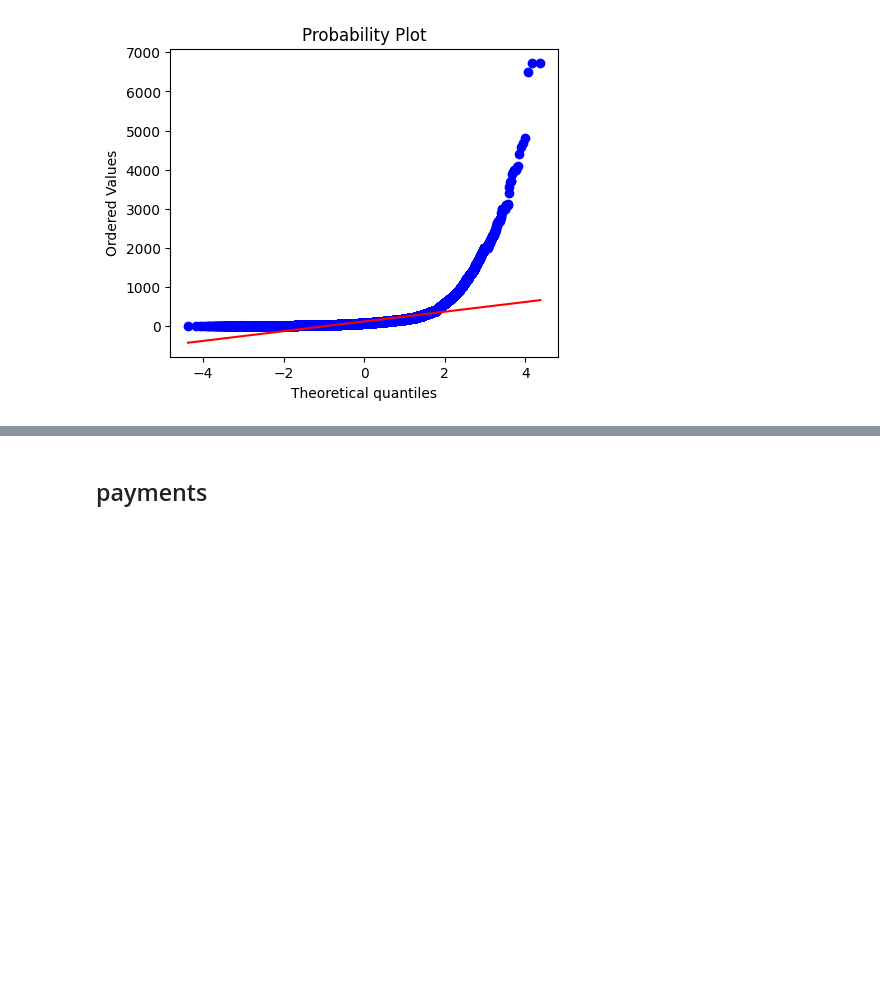
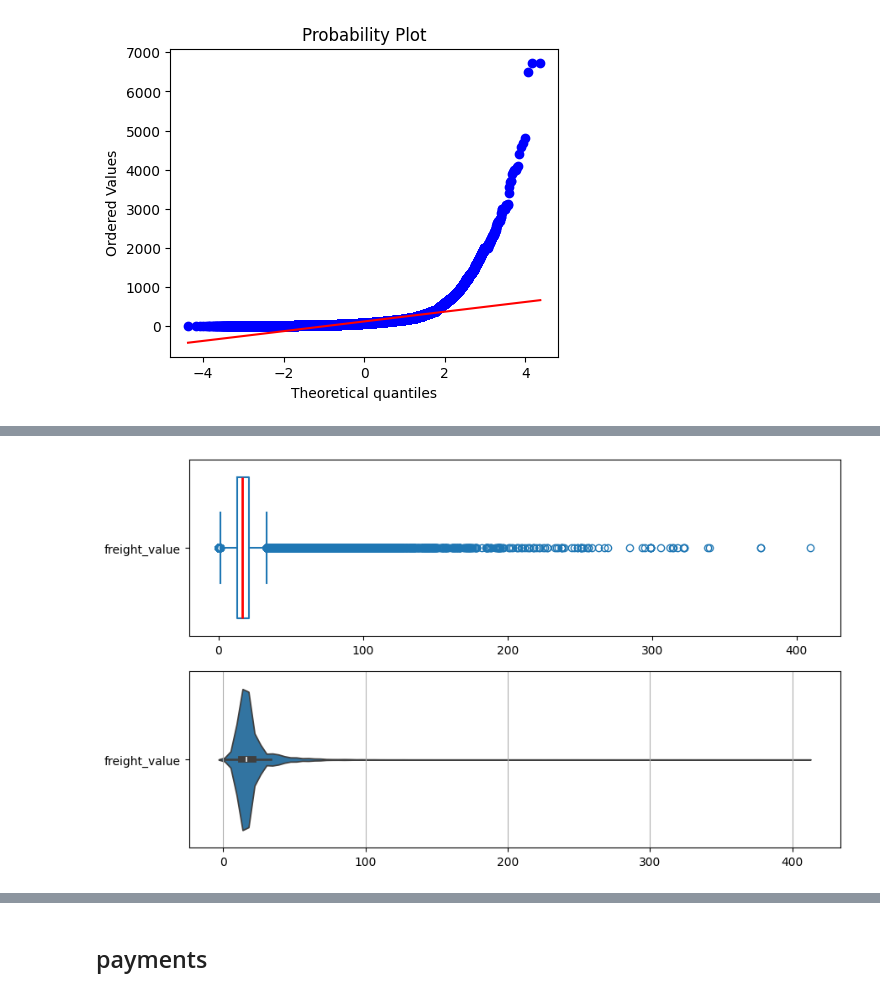
Before and after one commit to kaladabrio2020/Compass.Uol.DataScience, a Jupyter notebook: Sprint 01/ProjetoSprint01/ProjetoSprint01.ipynb, the cells around one changed output, grey strips where cells are left out. Drawn from its saved outputs; the diff is of its cells as text; code cells hidden in the pictures; blank space fills up the shorter version.

```diff
--- a/Sprint 01/ProjetoSprint01/ProjetoSprint01.ipynb
+++ b/Sprint 01/ProjetoSprint01/ProjetoSprint01.ipynb
@@ -360,3 +365,5 @@ stats.probplot(x=priceItems.values.reshape(1,-1)[0], plot=plt, dist=stats.norm)
 plt.show()
 # %% [output]
 [figure]
+# %%
+freteValor = order_items.select(f.col('freight_value')).toPandas()
@@ -362,0 +384,8 @@ plt.show()
+# %%
+fig, ax = plt.subplots(nrows=2 ,ncols=1, figsize=(10,6) )
+plt.grid(True)
+sea.boxplot( freteValor, orient='h', ax=ax[0], medianprops={"color": "r", "linewidth": 2},fill=False)
+sea.violinplot(freteValor, orient='h', ax=ax[1])
+plt.show()
+# %% [output]
+[figure, added]
```
Also changed, not shown: parts of 23 cells of this notebook.
